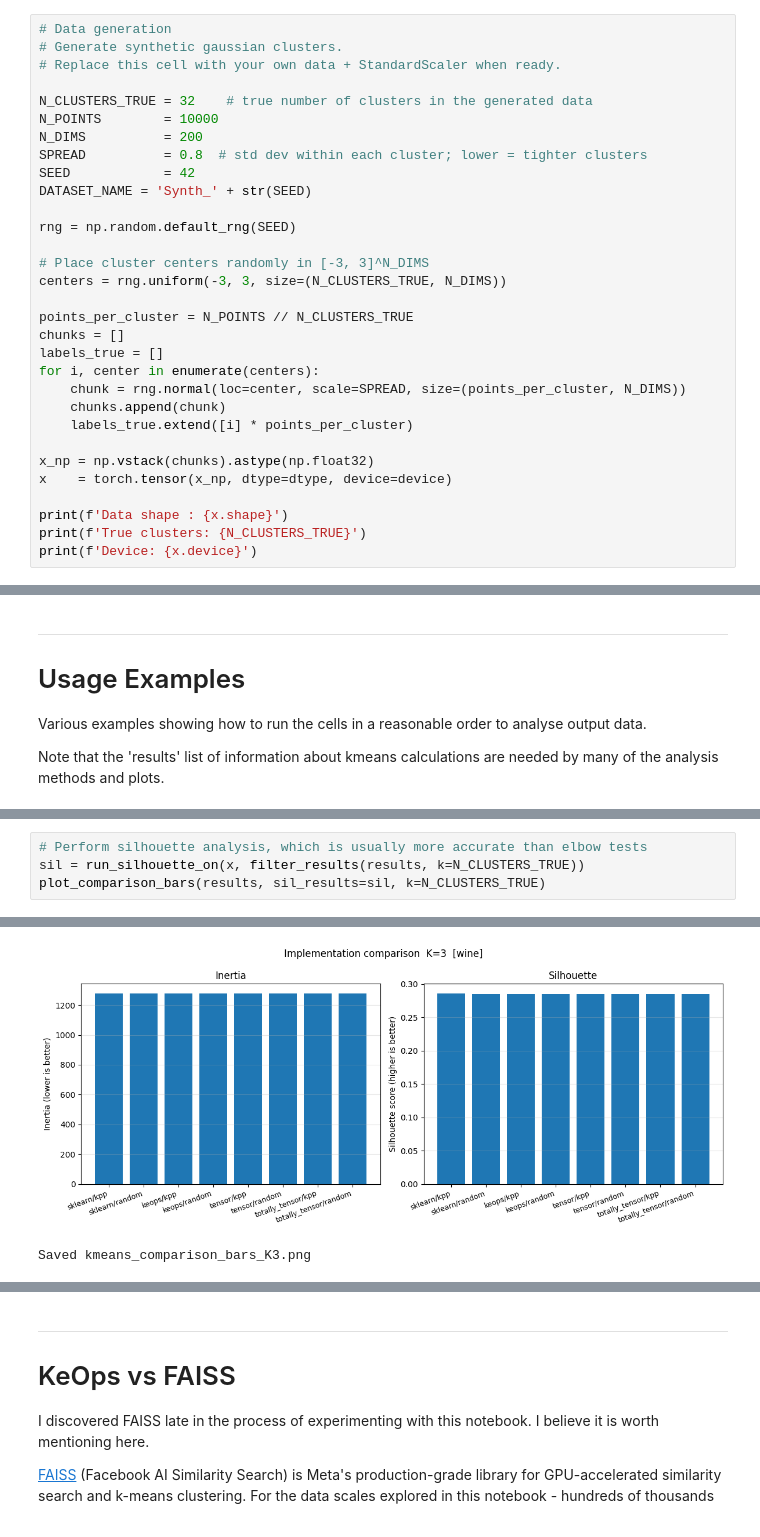
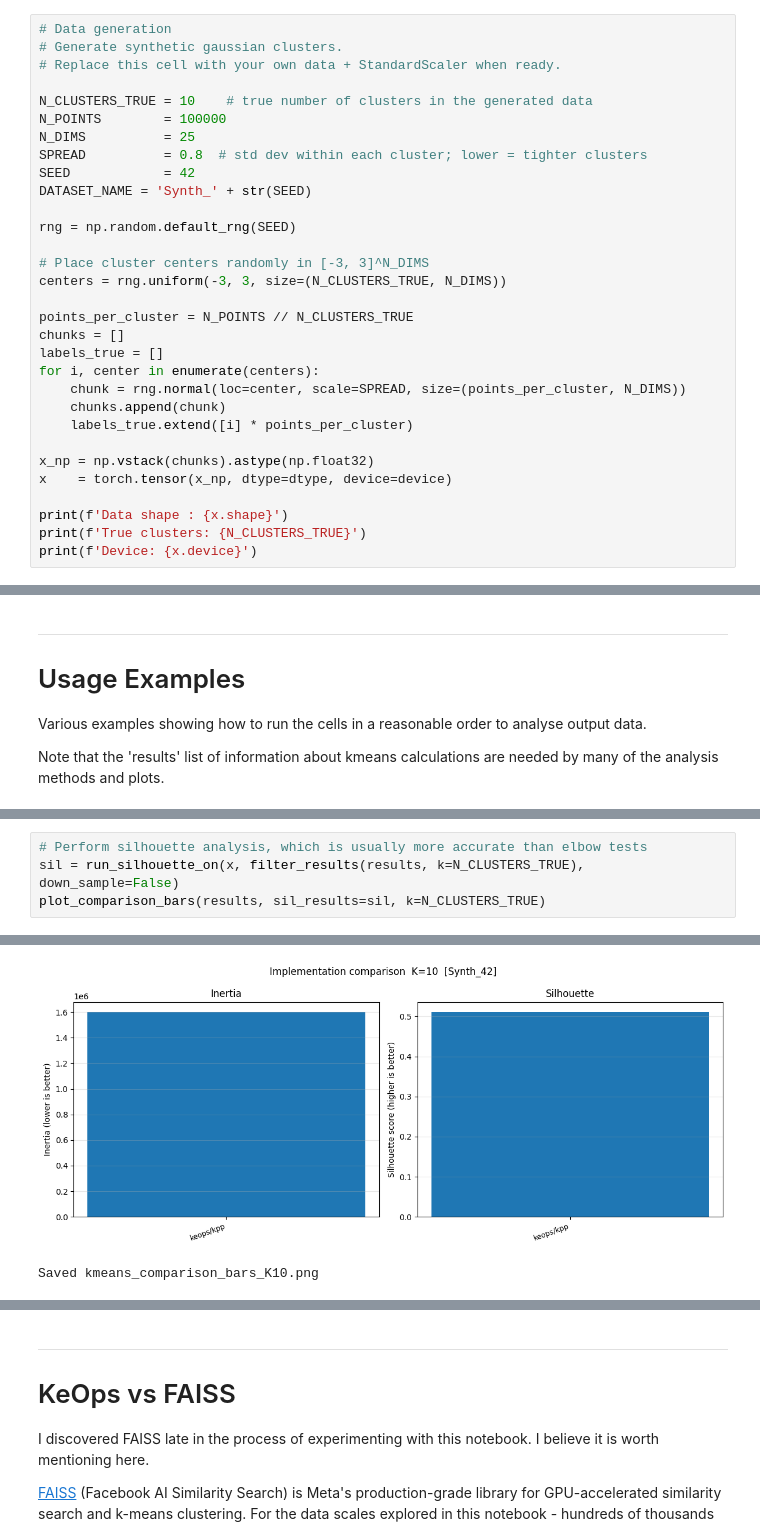
Before and after one commit to flyinacres/keops-kmeans-pub, a Jupyter notebook: kmeans.ipynb, the cells around one changed output, grey strips where cells are left out. Saved outputs shown, nothing was run; the diff lists cells and outputs as text.

Commit message:
Added code to assist with silhouette score testing--downsampling is now optional, but OOM crashes will be caught.

```diff
--- a/kmeans.ipynb
+++ b/kmeans.ipynb
@@ -547,9 +454,9 @@ Use this to generate a random dataset with parameters of your choice. You do not
 # Generate synthetic gaussian clusters.
 # Replace this cell with your own data + StandardScaler when ready.
 
-N_CLUSTERS_TRUE = 32    # true number of clusters in the generated data
-N_POINTS        = 10000
-N_DIMS          = 200
+N_CLUSTERS_TRUE = 10    # true number of clusters in the generated data
+N_POINTS        = 100000
+N_DIMS          = 25
 SPREAD          = 0.8  # std dev within each cluster; lower = tighter clusters
 SEED            = 42
 DATASET_NAME = 'Synth_' + str(SEED)
@@ -2519,5 +2393,5 @@ Saved kmeans_scatter_wine_K3.png
 # %%
 # Perform silhouette analysis, which is usually more accurate than elbow tests
-sil = run_silhouette_on(x, filter_results(results, k=N_CLUSTERS_TRUE))
+sil = run_silhouette_on(x, filter_results(results, k=N_CLUSTERS_TRUE), down_sample=False)
 plot_comparison_bars(results, sil_results=sil, k=N_CLUSTERS_TRUE)
 # %% [output]
@@ -2541,2 +2402,2 @@ Silhouette  [totally_tensor/random  K=3]  (full N=178, sampled N=178)
-[figure, old version]
+[figure, new version]
-Saved kmeans_comparison_bars_K3.png
+Saved kmeans_comparison_bars_K10.png
```
Also changed, not shown: parts of 20 cells of this notebook.
